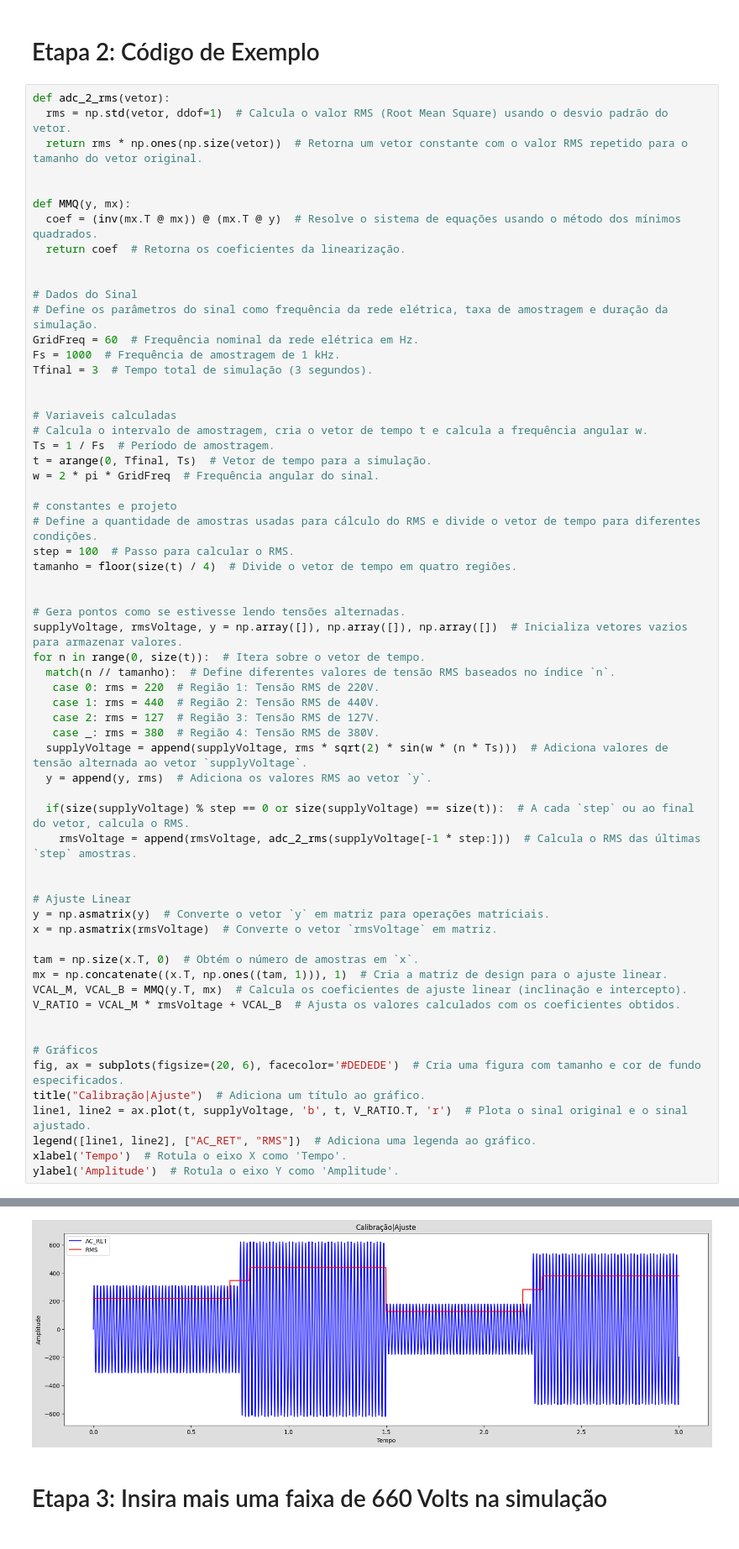
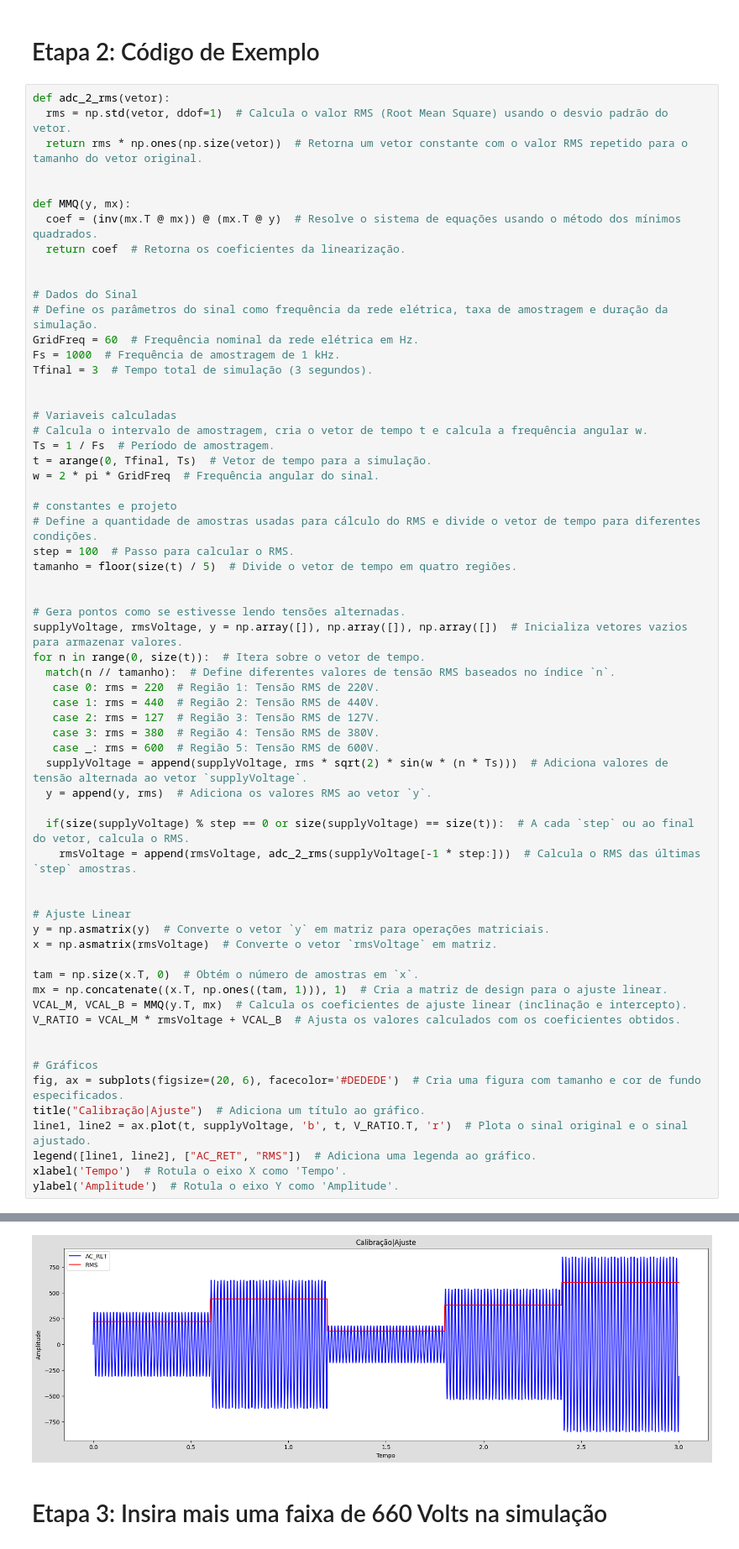
Before and after one commit to keslley11/EININDI01_Intro_Python_Colab, a Jupyter notebook: 04_Simulação_do_Voltímetro_no_Python.ipynb, the cells around one changed output, grey strips where cells are left out. Shown at 84% size. Cells and saved outputs as stored; diff of their text form.

```diff
--- a/04_Simulação_do_Voltímetro_no_Python.ipynb
+++ b/04_Simulação_do_Voltímetro_no_Python.ipynb
@@ -39,7 +49,7 @@ w = 2 * pi * GridFreq  # Frequência angular do sinal.
 # constantes e projeto
 # Define a quantidade de amostras usadas para cálculo do RMS e divide o vetor de tempo para diferentes condições.
 step = 100  # Passo para calcular o RMS.
-tamanho = floor(size(t) / 4)  # Divide o vetor de tempo em quatro regiões.
+tamanho = floor(size(t) / 5)  # Divide o vetor de tempo em quatro regiões.
 
 
 # Gera pontos como se estivesse lendo tensões alternadas.
@@ -48,34 +58,35 @@ for n in range(0, size(t)):  # Itera sobre o vetor de tempo.
   match(n // tamanho):  # Define diferentes valores de tensão RMS baseados no índice `n`.
    case 0: rms = 220  # Região 1: Tensão RMS de 220V.
    case 1: rms = 440  # Região 2: Tensão RMS de 440V.
    case 2: rms = 127  # Região 3: Tensão RMS de 127V.
-   case _: rms = 380  # Região 4: Tensão RMS de 380V.
+   case 3: rms = 380  # Região 4: Tensão RMS de 380V.
+   case _: rms = 600  # Região 5: Tensão RMS de 600V.
   supplyVoltage = append(supplyVoltage, rms * sqrt(2) * sin(w * (n * Ts)))  # Adiciona valores de tensão alternada ao vetor `supplyVoltage`.
   y = append(y, rms)  # Adiciona os valores RMS ao vetor `y`.
 
   if(size(supplyVoltage) % step == 0 or size(supplyVoltage) == size(t)):  # A cada `step` ou ao final do vetor, calcula o RMS.
     rmsVoltage = append(rmsVoltage, adc_2_rms(supplyVoltage[-1 * step:]))  # Calcula o RMS das últimas `step` amostras.
 
 
 # Ajuste Linear
 y = np.asmatrix(y)  # Converte o vetor `y` em matriz para operações matriciais.
 x = np.asmatrix(rmsVoltage)  # Converte o vetor `rmsVoltage` em matriz.
 
 tam = np.size(x.T, 0)  # Obtém o número de amostras em `x`.
 mx = np.concatenate((x.T, np.ones((tam, 1))), 1)  # Cria a matriz de design para o ajuste linear.
 VCAL_M, VCAL_B = MMQ(y.T, mx)  # Calcula os coeficientes de ajuste linear (inclinação e intercepto).
 V_RATIO = VCAL_M * rmsVoltage + VCAL_B  # Ajusta os valores calculados com os coeficientes obtidos.
 
 
 # Gráficos
 fig, ax = subplots(figsize=(20, 6), facecolor='#DEDEDE')  # Cria uma figura com tamanho e cor de fundo especificados.
 title("Calibração|Ajuste")  # Adiciona um título ao gráfico.
 line1, line2 = ax.plot(t, supplyVoltage, 'b', t, V_RATIO.T, 'r')  # Plota o sinal original e o sinal ajustado.
 legend([line1, line2], ["AC_RET", "RMS"])  # Adiciona uma legenda ao gráfico.
 xlabel('Tempo')  # Rotula o eixo X como 'Tempo'.
 ylabel('Amplitude')  # Rotula o eixo Y como 'Amplitude'.
 # %% [output]
 Text(0, 0.5, 'Amplitude')
-[figure, old version]
+[figure, new version]
 # %% [markdown]
 # Etapa 3: Insira mais uma faixa de 660 Volts na simulação
```
Also changed, not shown: parts of 1 cell of this notebook.
